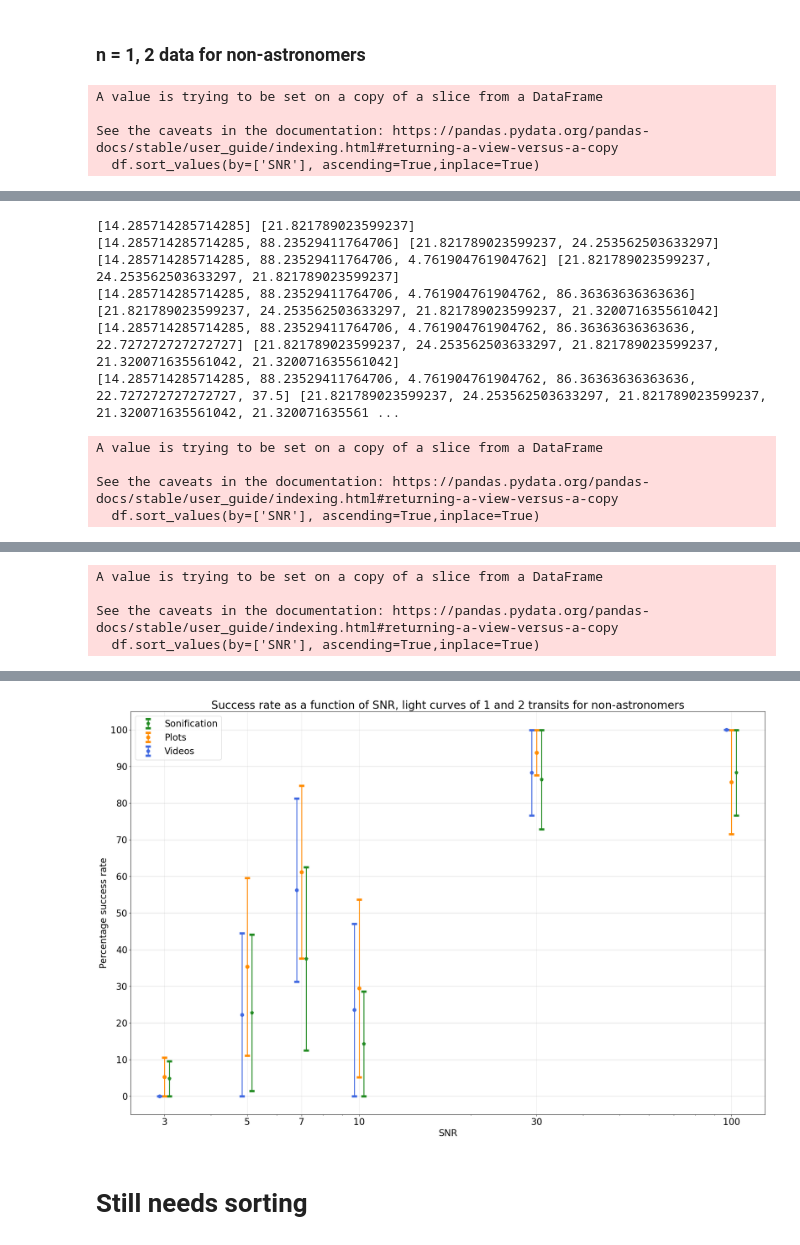
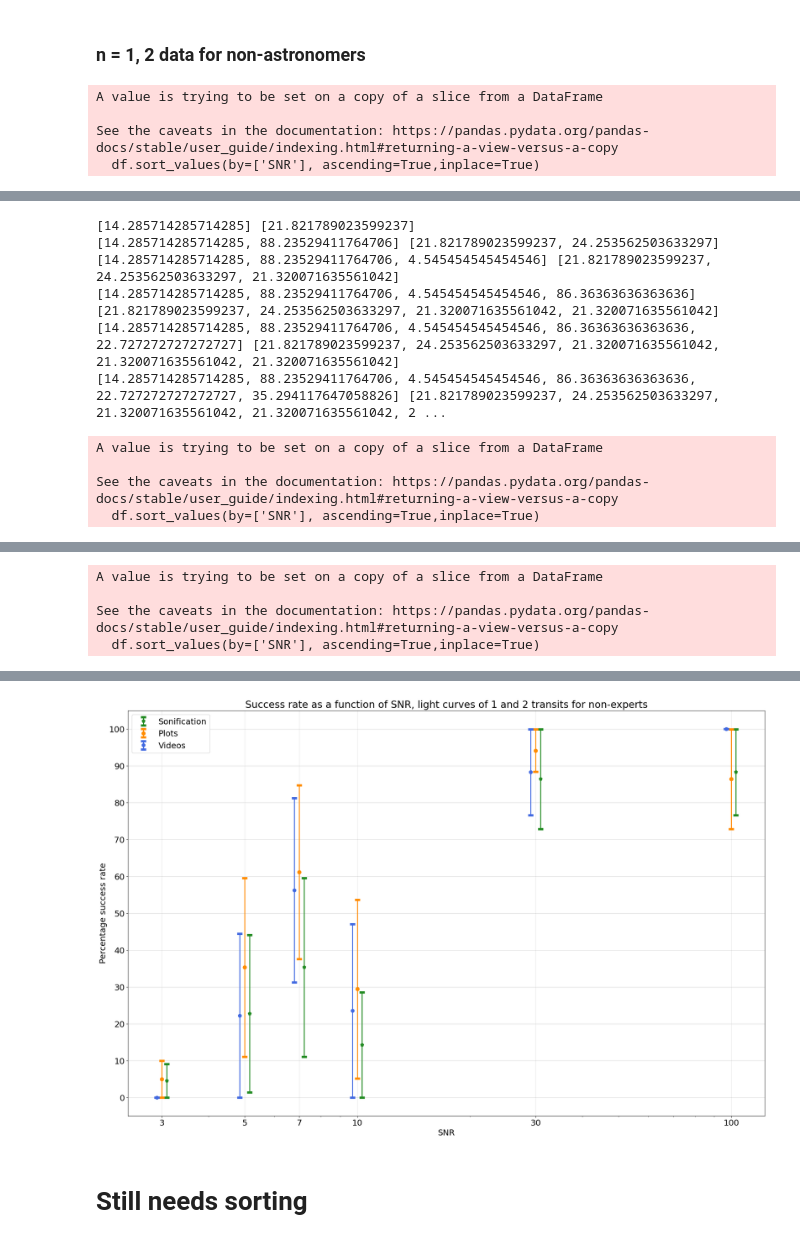
Before and after one commit to jacktuckerbrown/star-sound, a Jupyter notebook: analysis.ipynb, the cells around one changed output, grey strips where cells are left out. Drawn from its saved outputs; the diff is of its cells as text; code cells hidden in the pictures.

```diff
--- a/analysis.ipynb
+++ b/analysis.ipynb
@@ -1538,10 +1480,10 @@ for x in sets_nastro['Data']:
 # %% [markdown]
 ### n = 0 data for non-astronomers - limit error bar values, and save the success rates and errors as a global variable for producing the combined figure after the fact
 # %%
-suc_nastro = []
-err_suc_nastro = []
+suc_nexpert = []
+errsuc_nexpert = []
 
-for i in sets_nastro['Data']:
+for i in sets_nexpert['Data']:
 
     j = i.iloc[0:6]
     #display(j)
@@ -1549,8 +1491,8 @@ for i in sets_nastro['Data']:
     tot_n = 0
     tot_resp = 0
 
-    global suc_nastro
-    global err_suc_nastro
+    global suc_nexpert
+    global err_suc_nexpert
 
     for k in range(0,len(j['Name'])):
         n = j.iloc[k]['Number of correct answers']
@@ -1562,17 +1504,17 @@ for i in sets_nastro['Data']:
 
         #print(tot_n,tot_resp)
 
-    suc_nastro.append(tot_n/tot_resp*100)
-    err_suc_nastro.append(np.sqrt(tot_resp)/tot_resp*100)
+    suc_nexpert.append(tot_n/tot_resp*100)
+    errsuc_nexpert.append(np.sqrt(tot_resp)/tot_resp*100)
 
-zero_nastro_err = sort_errors(suc_nastro,err_suc_nastro)
+errsuc_nexpert_0 = sort_errors(suc_nexpert,errsuc_nexpert)
 
 f, ax = plt.subplots(figsize=(17,11))
-ax.bar([1,2,3], suc_nastro, yerr=zero_nastro_err, error_kw=dict(capthick=2, elinewidth=2, ecolor='black'), alpha=0.5,align='center', ecolor='black', capsize=60)
+ax.bar([1,2,3], suc_nexpert, yerr=errsuc_nexpert_0, error_kw=dict(capthick=2, elinewidth=2, ecolor='black'), alpha=0.5,align='center', ecolor='black', capsize=60)
 plt.ylim([0, 100])
 ax.set_ylabel("Percentage success rate")
 ax.set_xlabel("Light curve format")
-ax.set_title("Success rates in identifying 0 transits for non-astronomers")
+ax.set_title("Success rates in identifying 0 transits for non-experts")
 x_formatter = ticker.FixedFormatter(["Sonifications","Plots","Videos"])
 x_locator = ticker.FixedLocator([1,2,3])
 ax.xaxis.set_major_formatter(x_formatter)
@@ -1582,21 +1524,21 @@ ax.xaxis.set_major_locator(x_locator)
 # %% [markdown]
 ### n = 1, 2 data for non-astronomers
 # %%
-n12sucsoundnastro = []
-n12sucsoundnastroerr = []
+suc_nexpert12_sound = []
+suc_nexpert12_sounderr = []
 
-n12sucvisualnastro = []
-n12sucvisualnastroerr = []
+suc_nexpert12_visual = []
+suc_nexpert12_visualerr = []
 
-n12sucvideonastro = []
-n12sucvideonastroerr = []
+suc_nexpert12_video = []
+suc_nexpert12_videoerr = []
 
 snr = []
 
 def sort(df):
     df.sort_values(by=['SNR'], ascending=True,inplace=True)
 
-for i in sets_nastro['Data']:
+for i in sets_nexpert['Data']:
 
     j = i.iloc[6:18]
 
@@ -1610,55 +1552,55 @@ for i in sets_nastro['Data']:
 
         if "sonification" in j.iloc[0]['Name']:
 
-            global n12sucsoundnastro
+            global suc_nexpert12_sound
 
             tot = float(j.iloc[k]['Total responses']) + float(j.iloc[k+1]['Total responses'])
             correct = float(j.iloc[k]['Number of correct answers']) + float(j.iloc[k+1]['Number of correct answers'])
 
             err = np.sqrt(tot)/tot
-            n12sucsoundnastro.append(correct/tot*100.0)
-            n12sucsoundnastroerr.append(err*100.0)
+            suc_nexpert12_sound.append(correct/tot*100.0)
+            suc_nexpert12_sounderr.append(err*100.0)
 
-            print(n12sucsoundnastro,n12sucsoundnastroerr)
+            print(suc_nexpert12_sound,suc_nexpert12_sounderr)
 
         elif "plot" in j.iloc[0]['Name']:
 
-            global n12sucvisualnastro
+            global suc_nexpert12_visual
 
             tot = float(j.iloc[k]['Total responses']) + float(j.iloc[k+1]['Total responses'])
             correct = float(j.iloc[k]['Number of correct answers']) + float(j.iloc[k+1]['Number of correct answers'])
 
             err = np.sqrt(tot)/tot
-            n12sucvisualnastro.append(correct/tot*100.0)
-            n12sucvisualnastroerr.append(err*100.0)
+            suc_nexpert12_visual.append(correct/tot*100.0)
+            suc_nexpert12_visualerr.append(err*100.0)
 
         else:
 
-            global n12sucvideonastro
+            global suc_nexpert12_video
 
             tot = float(j.iloc[k]['Total responses']) + float(j.iloc[k+1]['Total responses'])
             correct = float(j.iloc[k]['Number of correct answers']) + float(j.iloc[k+1]['Number of correct answers'])
 
             err = np.sqrt(tot)/tot
-            n12sucvideonastro.append(correct/tot*100.0)
-            n12sucvideonastroerr.append(err*100.0)
+            suc_nexpert12_video.append(correct/tot*100.0)
+            suc_nexpert12_videoerr.append(err*100.0)
 
 f, ax = plt.subplots(figsize=(25, 16))
 
-d = sort_errors(n12sucsoundnastro,n12sucsoundnastroerr)
-e = sort_errors(n12sucvisualnastro,n12sucvisualnastroerr)
-f = sort_errors(n12sucvideonastro,n12sucvideonastroerr)
+d = sort_errors(suc_nexpert12_sound,suc_nexpert12_sounderr)
+e = sort_errors(suc_nexpert12_visual,suc_nexpert12_visualerr)
+f = sort_errors(suc_nexpert12_video,suc_nexpert12_videoerr)
 
 
-plt.errorbar([i + 0.03*i for i in snr], n12sucsoundnastro, yerr=d, capthick=5, elinewidth=2,
+plt.errorbar([i + 0.03*i for i in snr], suc_nexpert12_sound, yerr=d, capthick=5, elinewidth=2,
              xerr=None,color = 'forestgreen', linestyle="None",
              marker='p', markersize=8, capsize=5.5, label='Sonification')
 
-plt.errorbar(snr, n12sucvisualnastro, yerr=e, capthick=5, elinewidth=2,
+plt.errorbar(snr, suc_nexpert12_visual, yerr=e, capthick=5, elinewidth=2,
              xerr=None, color='darkorange', linestyle="None", marker='o',
              markersize=8, capsize=5.5, label='Plots')
 
-plt.errorbar([i - 0.03*i for i in snr], n12sucvideonastro,yerr=f, capthick=5, elinewidth=2,
+plt.errorbar([i - 0.03*i for i in snr], suc_nexpert12_video,yerr=f, capthick=5, elinewidth=2,
              xerr=None,color='royalblue', linestyle="None",
              marker='8', markersize=8, capsize=5.5, label='Videos')
 
@@ -1667,7 +1609,7 @@ plt.xscale("log")
 plt.legend(loc="best")#,fontsize='xx-large')
 ax.set_xlabel("SNR")
 ax.set_ylabel("Percentage success rate")
-ax.set_title("Success rate as a function of SNR, light curves of 1 and 2 transits for non-astronomers")
+ax.set_title("Success rate as a function of SNR, light curves of 1 and 2 transits for non-experts")
 x_formatter = ticker.FixedFormatter(["3","5","7","10","30","100"])
 x_locator = ticker.FixedLocator([3,5,7,10,30,100])
 y_formatter = ticker.FixedFormatter(["0","10","20","30","40","50","60","70","80","90","100"])
@@ -1679,7 +1621,7 @@ ax.xaxis.set_major_locator(x_locator)
 ax.yaxis.set_major_formatter(y_formatter)
 ax.yaxis.set_major_locator(y_locator)
 
-plt.savefig("n = 1,2 transits, non-astronomers.jpg")
+plt.savefig("n = 1,2 transits, non-experts.jpg")
 # %% [output]
 A value is trying to be set on a copy of a slice from a DataFrame
 
@@ -1701,9 +1643,9 @@ See the caveats in the documentation: https://pandas.pydata.org/pandas-docs/stab
 [14.285714285714285] [21.821789023599237]
 [14.285714285714285, 88.23529411764706] [21.821789023599237, 24.253562503633297]
-[14.285714285714285, 88.23529411764706, 4.761904761904762] [21.821789023599237, 24.253562503633297, 21.821789023599237]
-[14.285714285714285, 88.23529411764706, 4.761904761904762, 86.36363636363636] [21.821789023599237, 24.253562503633297, 21.821789023599237, 21.320071635561042]
-[14.285714285714285, 88.23529411764706, 4.761904761904762, 86.36363636363636, 22.727272727272727] [21.821789023599237, 24.253562503633297, 21.821789023599237, 21.320071635561042, 21.320071635561042]
-[14.285714285714285, 88.23529411764706, 4.761904761904762, 86.36363636363636, 22.727272727272727, 37.5] [21.821789023599237, 24.253562503633297, 21.821789023599237, 21.320071635561042, 21.320071635561 ...
+[14.285714285714285, 88.23529411764706, 4.545454545454546] [21.821789023599237, 24.253562503633297, 21.320071635561042]
+[14.285714285714285, 88.23529411764706, 4.545454545454546, 86.36363636363636] [21.821789023599237, 24.253562503633297, 21.320071635561042, 21.320071635561042]
+[14.285714285714285, 88.23529411764706, 4.545454545454546, 86.36363636363636, 22.727272727272727] [21.821789023599237, 24.253562503633297, 21.320071635561042, 21.320071635561042, 21.320071635561042]
+[14.285714285714285, 88.23529411764706, 4.545454545454546, 86.36363636363636, 22.727272727272727, 35.294117647058826] [21.821789023599237, 24.253562503633297, 21.320071635561042, 21.320071635561042, 2 ...
 A value is trying to be set on a copy of a slice from a DataFrame
 
 See the caveats in the documentation: https://pandas.pydata.org/pandas-docs/stable/user_guide/indexing.html#returning-a-view-versus-a-copy
@@ -1720,25 +1662,25 @@ See the caveats in the documentation: https://pandas.pydata.org/pandas-docs/stab
 | 9 | Here is the link to plot 17: http... | 1 | 2 | 8 | 6 | 2 | 0 | 0 | ... |
 | 5 | Here is the link to plot 49: http... | 2 | 4 | 9 | 3 | 1 | 4 | 1 | ... |
 | 4 | Here is the link to plot 28: http... | 1 | 6 | 9 | 1 | 6 | 2 | 0 | ... |
 | 7 | Here is the link to plot 15: http... | 2 | 5 | 9 | 0 | 4 | 5 | 0 | ... |
 A value is trying to be set on a copy of a slice from a DataFrame
 
 See the caveats in the documentation: https://pandas.pydata.org/pandas-docs/stable/user_guide/indexing.html#returning-a-view-versus-a-copy
   df.sort_values(by=['SNR'], ascending=True,inplace=True)
 |  | Name | Correct n | Number of correct answers | Total responses | # of 0s | # of 1s | # of 2s | # of 3s | ... |
 | 3 | Here is the link to video 64: htt... | 1 | 3 | 8 | 2 | 3 | 3 | 0 | ... |
 | 17 | Here is the link to video 94: htt... | 2 | 1 | 9 | 2 | 5 | 1 | 1 | ... |
 | 8 | Here is the link to video 59: htt... | 1 | 8 | 8 | 0 | 8 | 0 | 0 | ... |
 | 16 | Here is the link to video 71: htt... | 2 | 9 | 9 | 0 | 0 | 9 | 0 | ... |
 | 2 | Here is the link to video 91: htt... | 1 | 0 | 8 | 6 | 0 | 0 | 1 | ... |
 | 6 | Here is the link to video 18: htt... | 2 | 0 | 8 | 6 | 0 | 0 | 0 | ... |
 | 14 | Here is the link to video 10: htt... | 1 | 8 | 9 | 0 | 8 | 0 | 1 | ... |
 | 7 | Here is the link to video 36: htt... | 2 | 7 | 8 | 0 | 0 | 7 | 1 | ... |
 | 13 | Here is the link to video 17: htt... | 1 | 1 | 9 | 6 | 1 | 0 | 1 | ... |
 | 1 | Here is the link to video 49: htt... | 2 | 3 | 9 | 2 | 1 | 3 | 3 | ... |
 | 5 | Here is the link to video 28: htt... | 1 | 5 | 8 | 2 | 5 | 1 | 0 | ... |
 | 4 | Here is the link to video 15: htt... | 2 | 4 | 8 | 1 | 2 | 4 | 0 | ... |
-[figure, old version]
+[figure, new version]
 # %% [markdown]
 # Still needs sorting
 # %% [markdown]
```
Also changed, not shown: parts of 36 cells of this notebook.
